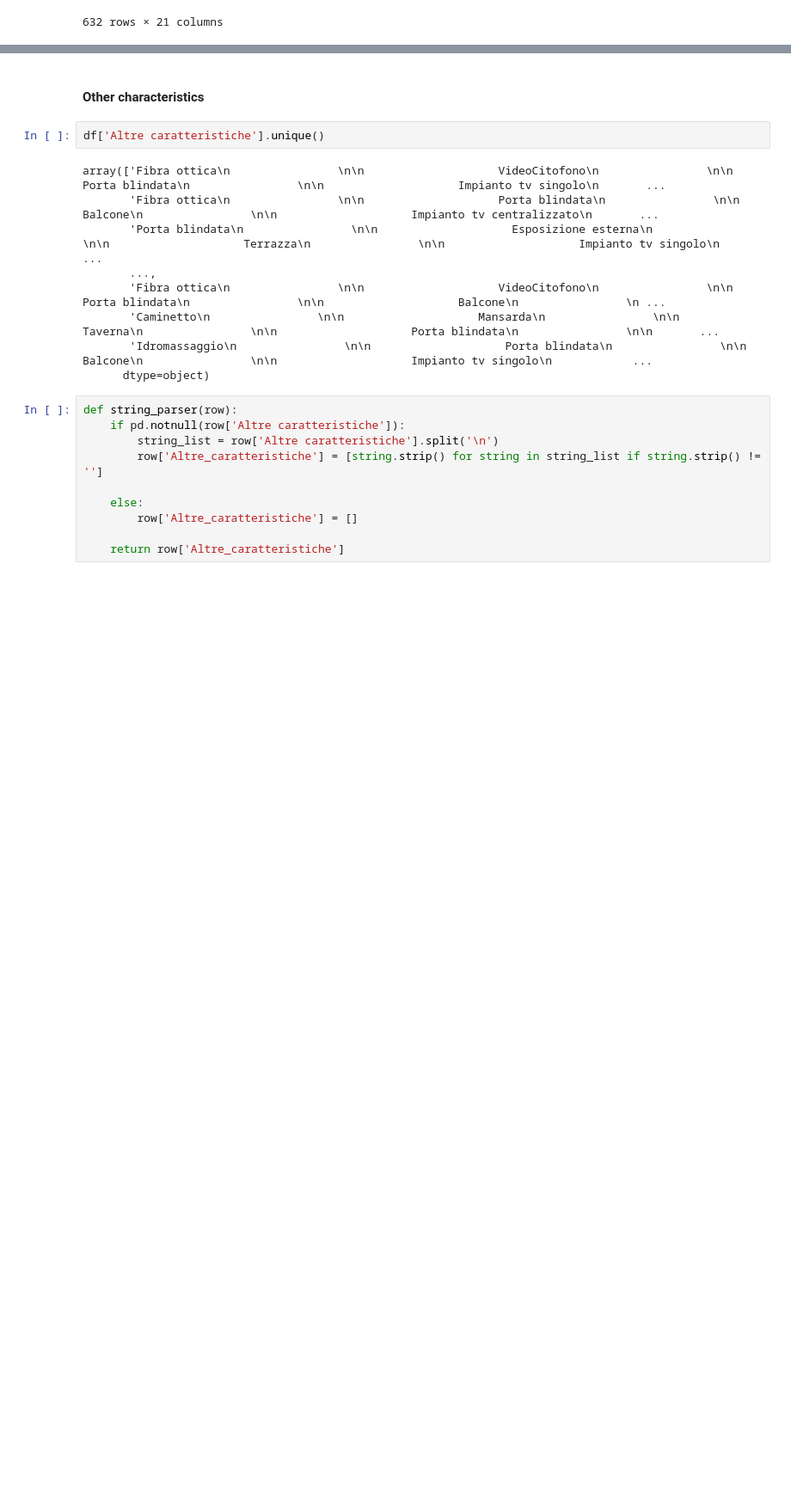
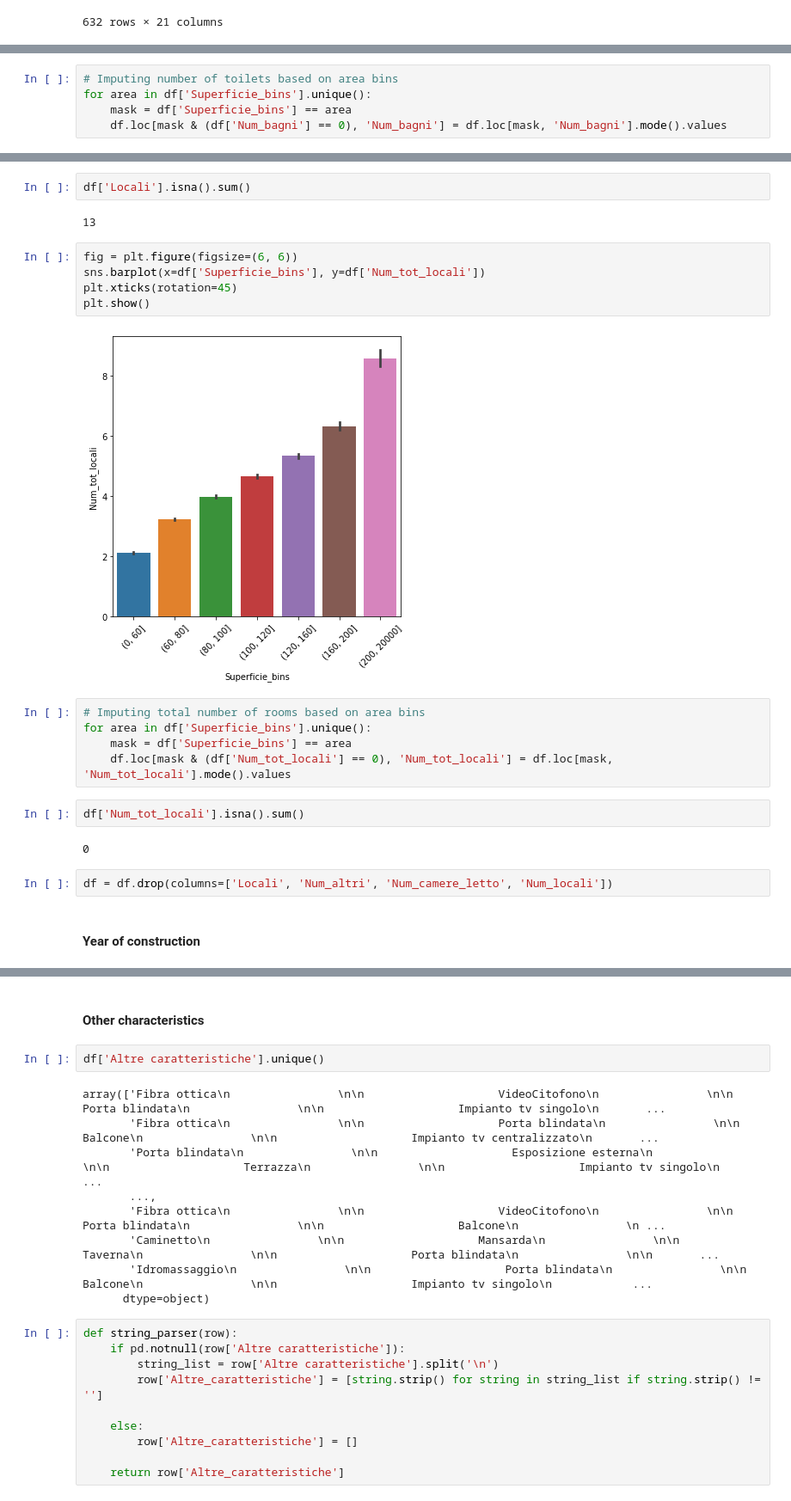
Before and after one commit to LazyEval/housing-prices-firenze, a Jupyter notebook: notebooks/1.0-LazyEval-data-cleaning.ipynb, the cells around one changed output, grey strips where cells are left out. Shown: that part at 86% size. Drawn from its saved outputs; the diff is of its cells as text; blank space fills up the shorter version.

```diff
--- a/notebooks/1.0-LazyEval-data-cleaning.ipynb
+++ b/notebooks/1.0-LazyEval-data-cleaning.ipynb
@@ -820,0 +973,5 @@ df = df.drop(columns=['Piano', 'Totale piani edificio'])
+# %%
+# Imputing number of toilets based on area bins
+for area in df['Superficie_bins'].unique():
+    mask = df['Superficie_bins'] == area
+    df.loc[mask & (df['Num_bagni'] == 0), 'Num_bagni'] = df.loc[mask, 'Num_bagni'].mode().values
@@ -820,0 +993,24 @@ df = df.drop(columns=['Piano', 'Totale piani edificio'])
+# %%
+df['Locali'].isna().sum()
+# %% [output]
+13
+# %%
+fig = plt.figure(figsize=(6, 6))
+sns.barplot(x=df['Superficie_bins'], y=df['Num_tot_locali'])
+plt.xticks(rotation=45)
+plt.show()
+# %% [output]
+[figure, added]
+# %%
+# Imputing total number of rooms based on area bins
+for area in df['Superficie_bins'].unique():
+    mask = df['Superficie_bins'] == area
+    df.loc[mask & (df['Num_tot_locali'] == 0), 'Num_tot_locali'] = df.loc[mask, 'Num_tot_locali'].mode().values
+# %%
+df['Num_tot_locali'].isna().sum()
+# %% [output]
+0
+# %%
+df = df.drop(columns=['Locali', 'Num_altri', 'Num_camere_letto', 'Num_locali'])
+# %% [markdown]
+#### Year of construction
```
Also changed, not shown: parts of 68 cells of this notebook.
